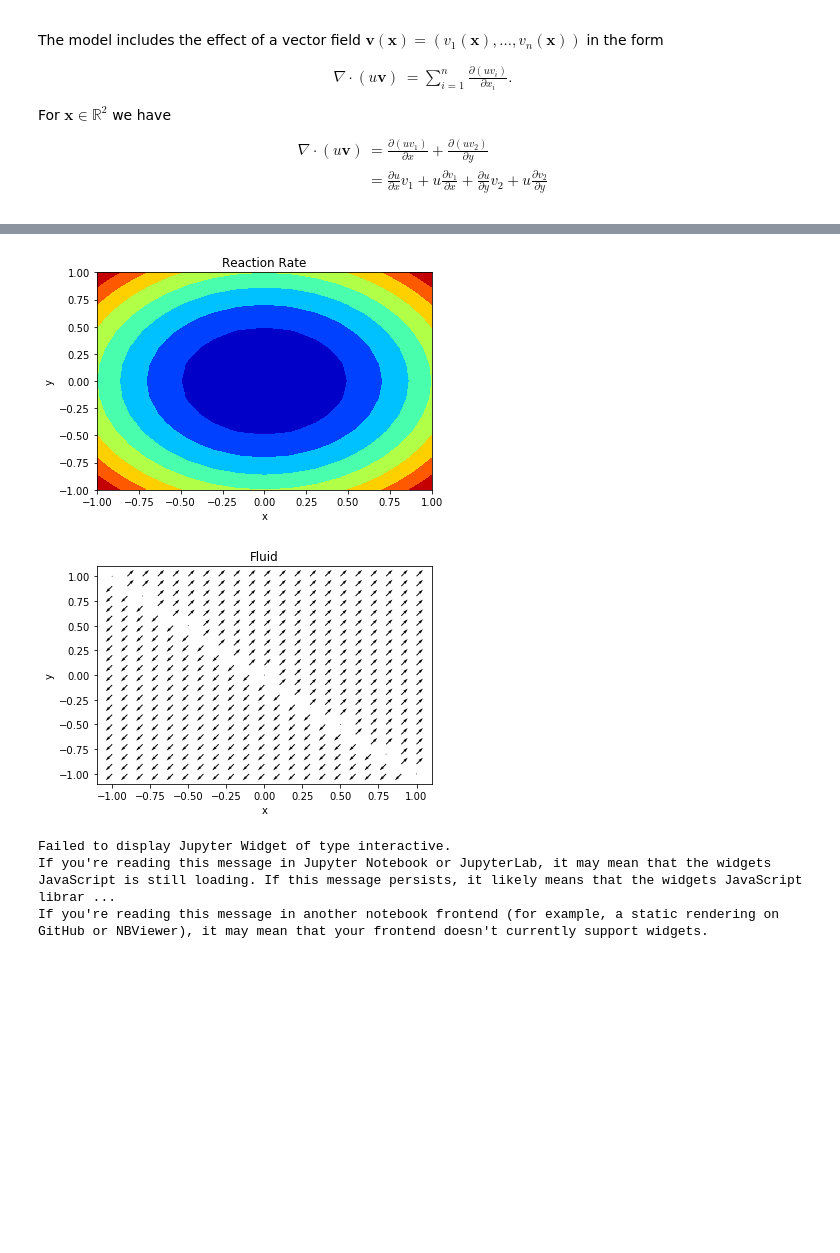
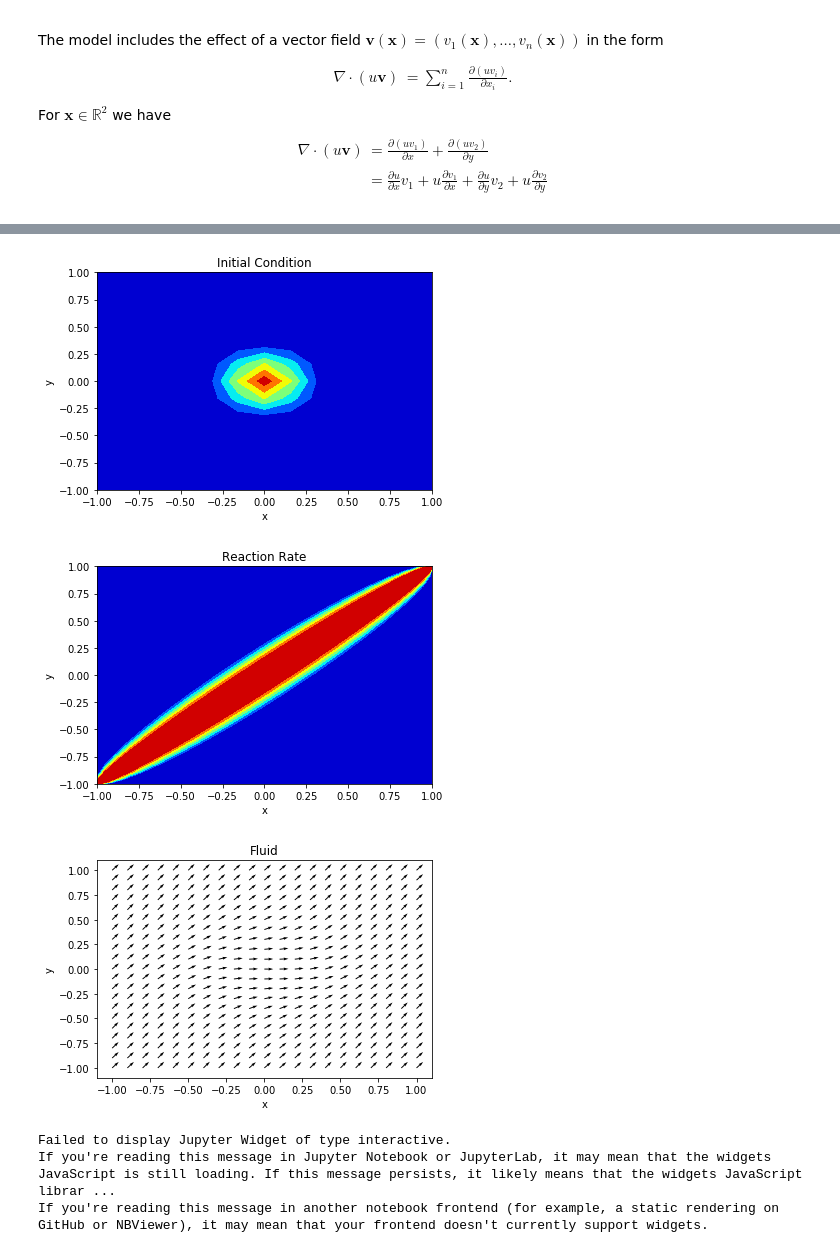
Before and after one commit to dsanmartin/INF510-MN, a Jupyter notebook: mono.ipynb, the cells around one changed output, grey strips where cells are left out. Saved outputs shown, nothing was run; the diff lists cells and outputs as text; code cells hidden in the pictures; blank space fills up the shorter version.

```diff
--- a/mono.ipynb
+++ b/mono.ipynb
@@ -74,6 +95,13 @@ def cheb(N):
     D = np.outer(c, 1./c) / (dX + np.eye(N + 1))
     D = D - np.diag(np.sum(D.T, axis=0))
     return D,x
+# %%
+def plotIC(x, y, u):
+    plt.title("Initial Condition")
+    count = plt.contourf(x, y, u, cmap=cm.jet)
+    plt.xlabel("x")
+    plt.ylabel("y")
+    plt.show()
 # %%
 def plotReaction(x, y, a):
     plt.title("Reaction Rate")
@@ -104,28 +132,32 @@ X, Y = np.meshgrid(x,y)
 Xv, Yv = np.mgrid[-1:1:21j, -1:1:21j]
 # %%
 # Initial condition
-v = np.exp(-4*(X**2 + Y**2))
+v = np.exp(-20*(X**2 + Y**2))
+plotIC(X, Y, v)
 
 # Parameters
 mu = 1
 dt = 1e-4
 tmax = 4000
 
 # Reaction rate
-a = X**2 + Y**2 # np.cos(np.pi/8*X*Y)
+#a = X + Y#X**2 + Y**2 # np.cos(np.pi/8*X*Y)
+a = np.zeros(X.shape) + np.diag(np.ones(X.shape[0]-1) * 5, -1) \
+    + np.diag(np.ones(X.shape[0]) * 5, 0) + np.diag(np.ones(X.shape[0]-1) * 5, 1)
 plotReaction(X, Y, a)
 
 # Vector Field
-V1 = Xv + Yv # -8*X*np.exp(-4*(X**2 + Y**2))
-V2 = Xv + Yv # -8*Y*np.exp(-4*(X**2 + Y**2))
+V1 = np.ones(X.shape) #Xv + Yv # -8*X*np.exp(-4*(X**2 + Y**2))
+V2 = np.sin(X**2 + Y**2) #Xv + Yv # -8*Y*np.exp(-4*(X**2 + Y**2))
 speed = np.sqrt(V1**2 + V2**2)
 speed[speed == 0] = 1e-16
 V1N = V1/speed
 V2N = V2/speed
 plotFluid(Xv, Yv, V1N, V2N)
 # %% [output]
-[figure, old version]
+[figure, new version]
-[figure, old version]
+[figure, new version]
+[figure, added]
 # %%
 u = [v]
 t = [0]
```
Also changed, not shown: parts of 9 cells of this notebook.
